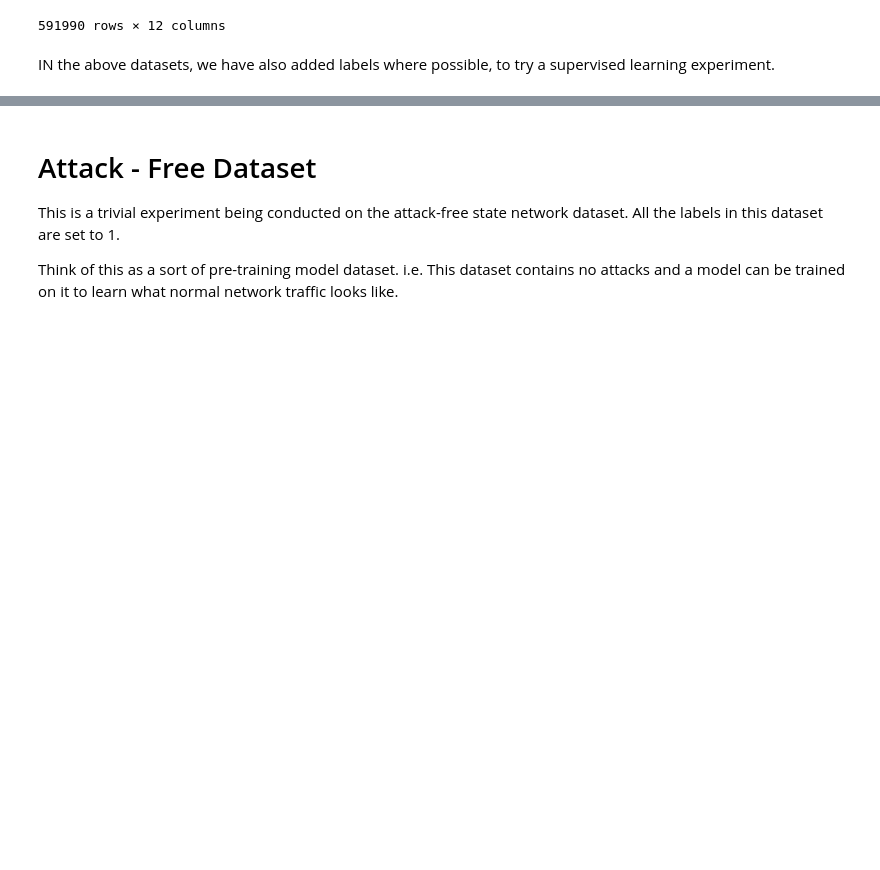
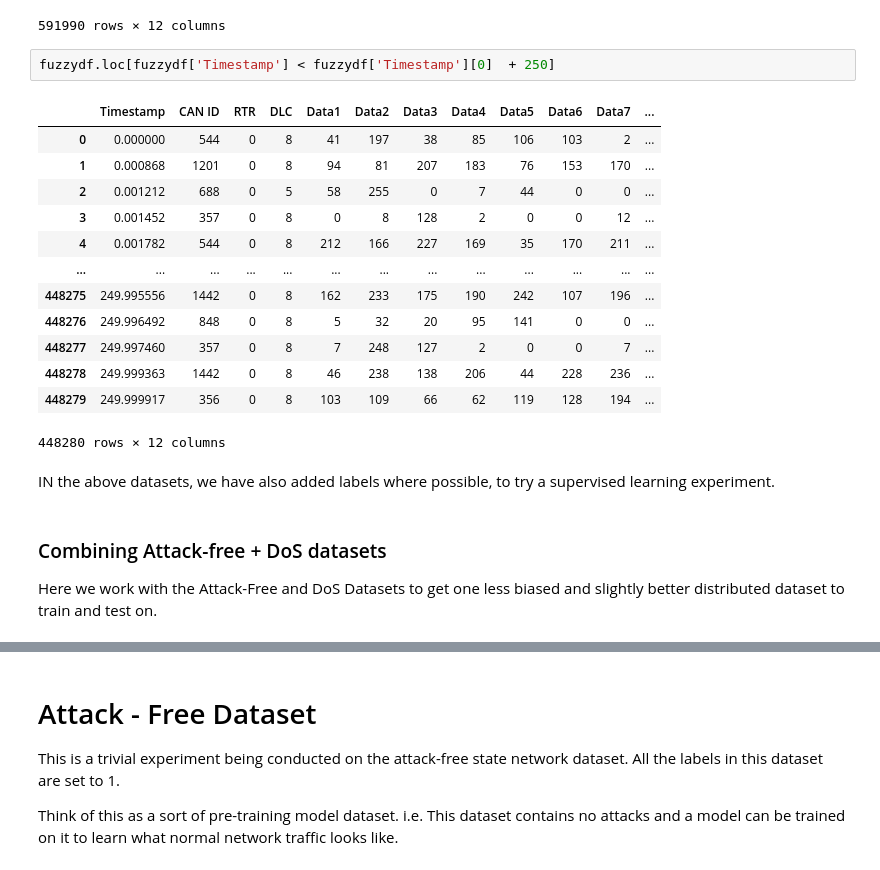
Before and after one commit to mehrotrasan16/CS581-CAN-DO-Project, a Jupyter notebook: code/LSTM_CAN_Data.ipynb, the cells around one changed output, grey strips where cells are left out. Drawn from its saved outputs; the diff is of its cells as text; blank space fills up the shorter version.

```diff
--- a/code/LSTM_CAN_Data.ipynb
+++ b/code/LSTM_CAN_Data.ipynb
@@ -166,5 +183,24 @@ fuzzydf
 | 591988 | 347.331050 | 1442 | 0 | 8 | 238 | 34 | 248 | 11 | 91 | 131 | 153 | ... |
 | 591989 | 347.331739 | 1440 | 0 | 8 | 171 | 143 | 126 | 105 | 152 | 85 | 122 | ... |
 591990 rows × 12 columns
+# %%
+fuzzydf.loc[fuzzydf['Timestamp'] < fuzzydf['Timestamp'][0]  + 250]
+# %% [output]
+|  | Timestamp | CAN ID | RTR | DLC | Data1 | Data2 | Data3 | Data4 | Data5 | Data6 | Data7 | ... |
+| 0 | 0.000000 | 544 | 0 | 8 | 41 | 197 | 38 | 85 | 106 | 103 | 2 | ... |
+| 1 | 0.000868 | 1201 | 0 | 8 | 94 | 81 | 207 | 183 | 76 | 153 | 170 | ... |
+| 2 | 0.001212 | 688 | 0 | 5 | 58 | 255 | 0 | 7 | 44 | 0 | 0 | ... |
+| 3 | 0.001452 | 357 | 0 | 8 | 0 | 8 | 128 | 2 | 0 | 0 | 12 | ... |
+| 4 | 0.001782 | 544 | 0 | 8 | 212 | 166 | 227 | 169 | 35 | 170 | 211 | ... |
+| ... | ... | ... | ... | ... | ... | ... | ... | ... | ... | ... | ... | ... |
+| 448275 | 249.995556 | 1442 | 0 | 8 | 162 | 233 | 175 | 190 | 242 | 107 | 196 | ... |
+| 448276 | 249.996492 | 848 | 0 | 8 | 5 | 32 | 20 | 95 | 141 | 0 | 0 | ... |
+| 448277 | 249.997460 | 357 | 0 | 8 | 7 | 248 | 127 | 2 | 0 | 0 | 7 | ... |
+| 448278 | 249.999363 | 1442 | 0 | 8 | 46 | 238 | 138 | 206 | 44 | 228 | 236 | ... |
+| 448279 | 249.999917 | 356 | 0 | 8 | 103 | 109 | 66 | 62 | 119 | 128 | 194 | ... |
+448280 rows × 12 columns
 # %% [markdown]
 IN the above datasets, we have also added labels where possible, to try a supervised learning experiment.
+# %% [markdown]
+### Combining Attack-free + DoS datasets
+ Here we work with the Attack-Free and DoS Datasets to get one less biased and slightly better distributed dataset to train and test on.
```
Also changed, not shown: parts of 115 cells of this notebook.
